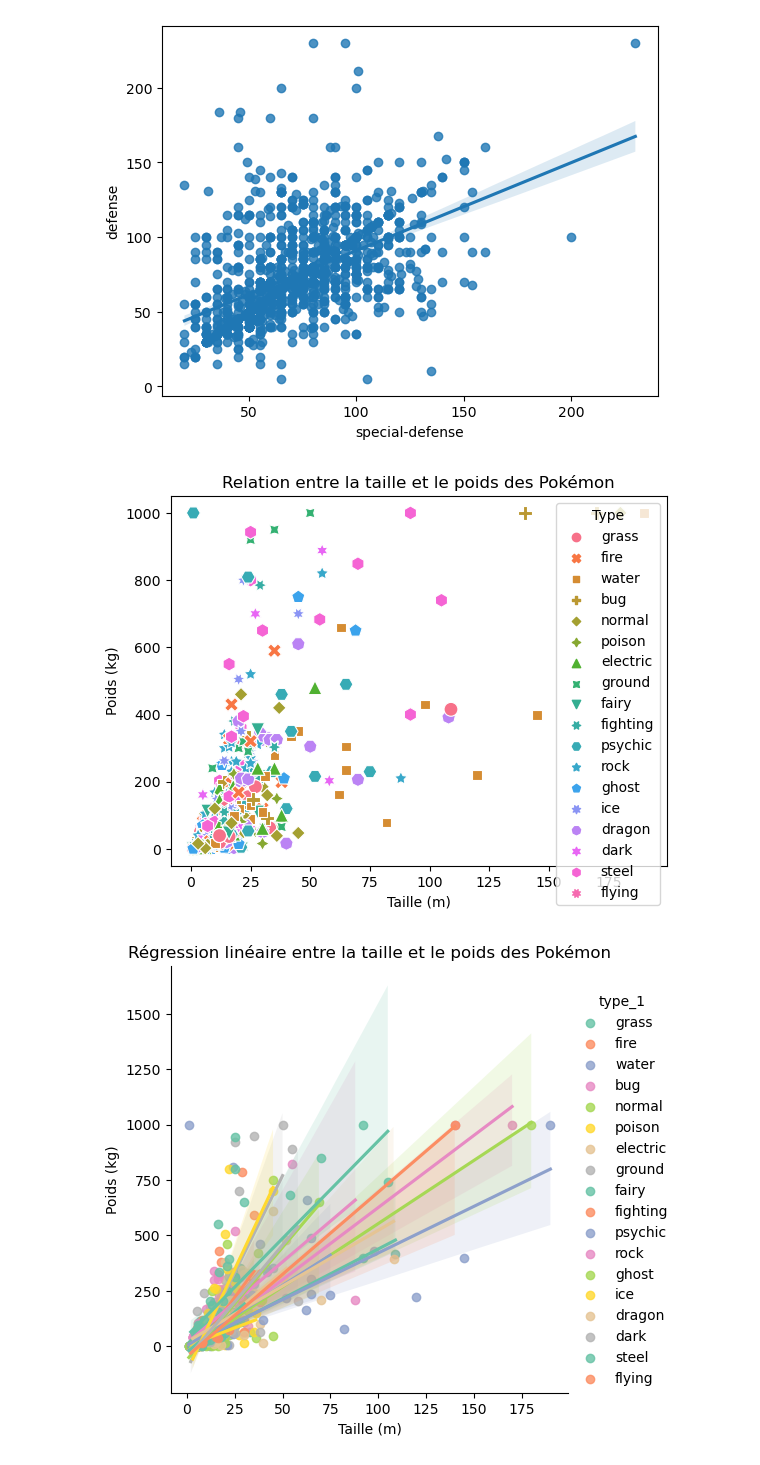
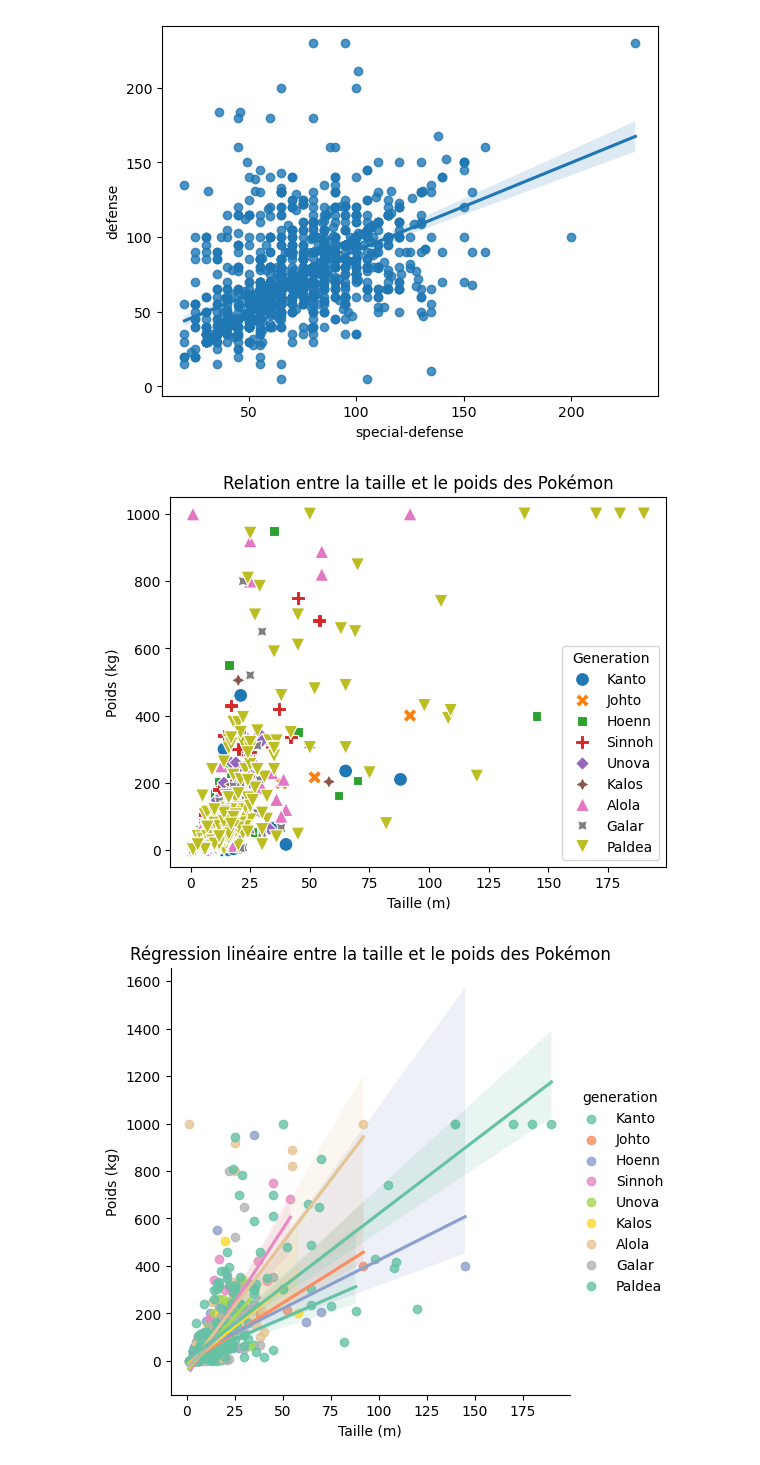
Before and after one commit to ClemouDouard/Pokemon_analysis, a Jupyter notebook: notebooks/visualization.ipynb, the cells around one changed output. Saved outputs shown, nothing was run; the diff lists cells and outputs as text; code cells hidden in the pictures.

```diff
--- a/notebooks/visualization.ipynb
+++ b/notebooks/visualization.ipynb
@@ -3,7 +3,7 @@ import pandas as pd
 import seaborn as sns
 import matplotlib.pyplot as plt
 # %%
-df = pd.read_csv('../data/clean/all/clean_pokemon_data_all.csv')
+df = pd.read_csv('../data/processed/clean_pokemon_data_all.csv')
 # %%
 df.head()
 # %% [output]
@@ -46,20 +46,20 @@ sns.regplot(data=df, x='special-defense', y='defense')
 <AxesSubplot: xlabel='special-defense', ylabel='defense'>
 [figure]
 # %%
-sns.scatterplot(data=df, x='height', y='weight', hue='type_1', style='type_1', s=100)
+sns.scatterplot(data=df, x='height', y='weight', hue='generation', style='generation', s=100)
 plt.title('Relation entre la taille et le poids des Pokémon')
 plt.xlabel('Taille (m)')
 plt.ylabel('Poids (kg)')
-plt.legend(title='Type')
+plt.legend(title='Generation')
 plt.show()
 # %% [output]
-[figure, old version]
+[figure, new version]
 # %%
-sns.lmplot(data=df, x='height', y='weight', hue='type_1', palette='Set2')
+sns.lmplot(data=df, x='height', y='weight', hue='generation', palette='Set2')
 plt.title('Régression linéaire entre la taille et le poids des Pokémon')
 plt.xlabel('Taille (m)')
 plt.ylabel('Poids (kg)')
 plt.show()
 # %% [output]
-[figure, old version]
+[figure, new version]
 # %%
```
Also changed, not shown: parts of 4 cells of this notebook, 2 other files.
